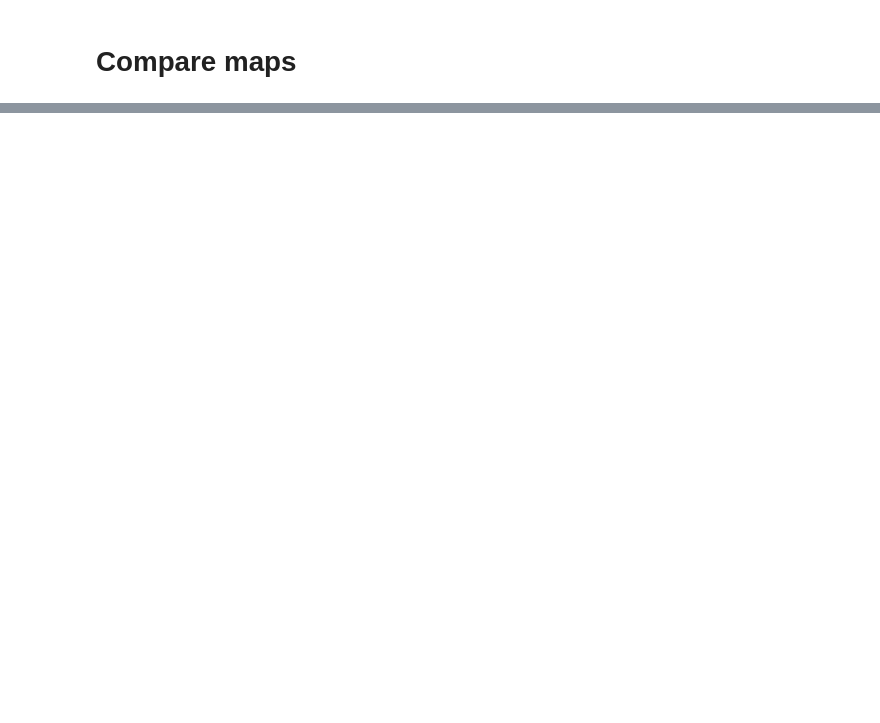
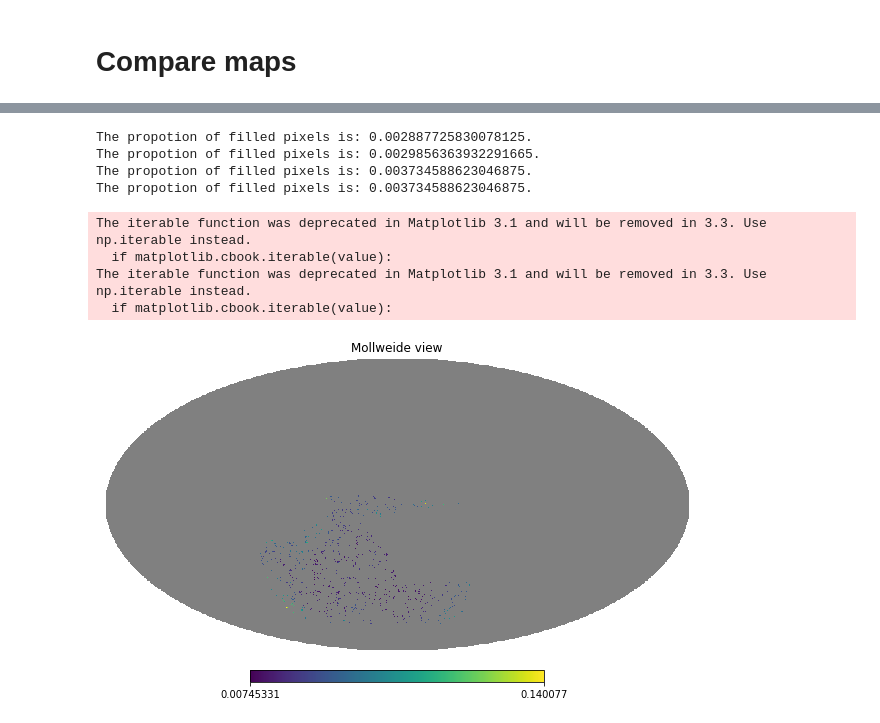
Before and after one commit to aa-12323/balrog_mcal, a Jupyter notebook: lib/healpix.ipynb, the cells around one changed output, grey strips where cells are left out. Saved outputs shown, nothing was run; the diff lists cells and outputs as text; code cells hidden in the pictures; blank space fills up the shorter version.

```diff
--- a/lib/healpix.ipynb
+++ b/lib/healpix.ipynb
@@ -156,0 +148,15 @@ TypeError: bad number of pixels
+# %%
+gng_filled_list=[fill_for_plot(df,['delta_g1','delta_g2','ebv_planck13','star_density_piffv23','det_frac']) for df in gold_join_delta_g_list]
+# %% [output]
+The propotion of filled pixels is: 0.002887725830078125.
+The propotion of filled pixels is: 0.0029856363932291665.
+The propotion of filled pixels is: 0.003734588623046875.
+The propotion of filled pixels is: 0.003734588623046875.
+# %%
+hp.mollview(gng_filled_list[1]['ebv_planck13'].to_numpy(),nest=True)
+# %% [output]
+The iterable function was deprecated in Matplotlib 3.1 and will be removed in 3.3. Use np.iterable instead.
+  if matplotlib.cbook.iterable(value):
+The iterable function was deprecated in Matplotlib 3.1 and will be removed in 3.3. Use np.iterable instead.
+  if matplotlib.cbook.iterable(value):
+[figure, added]
```
Also changed, not shown: parts of 17 cells of this notebook.
